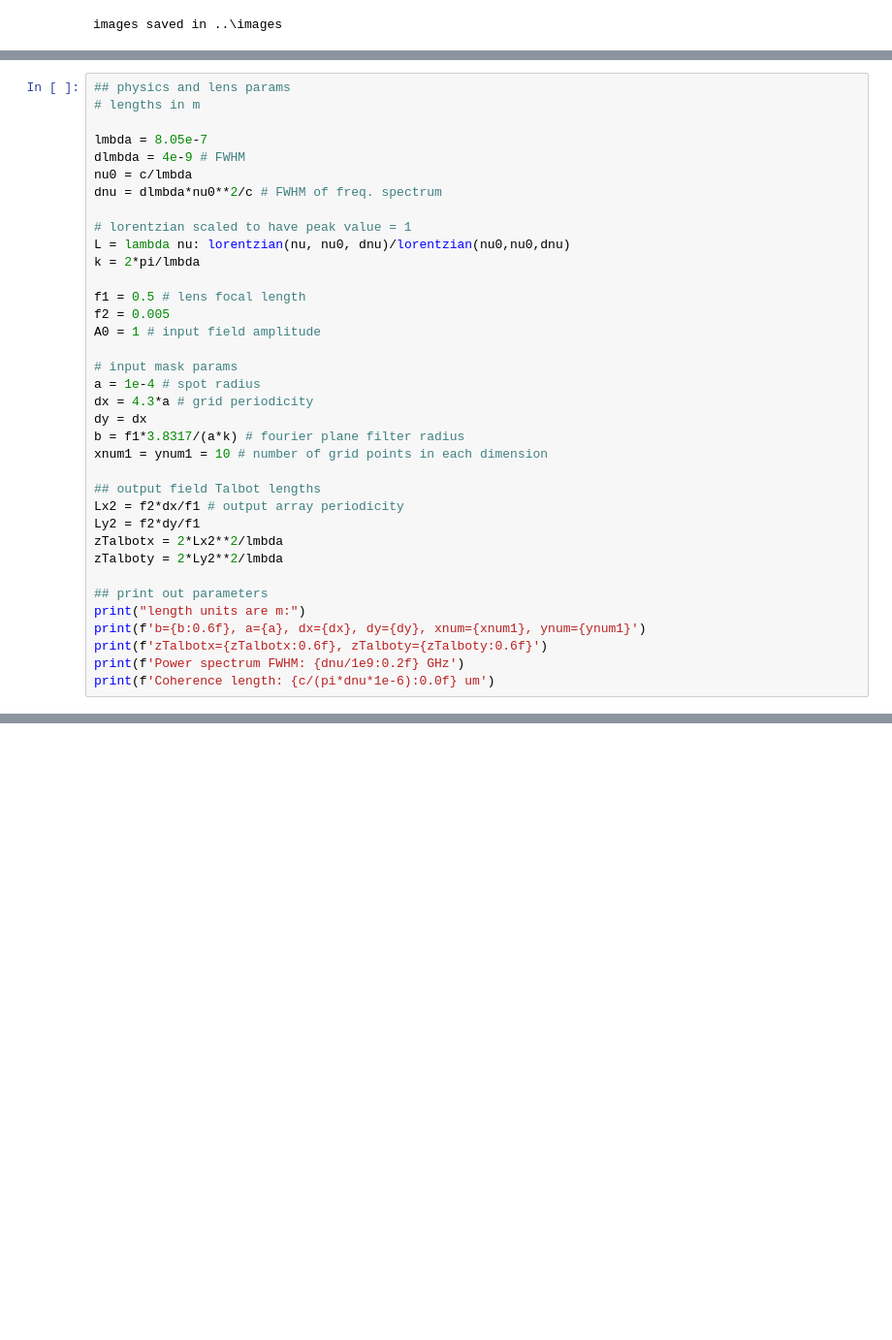
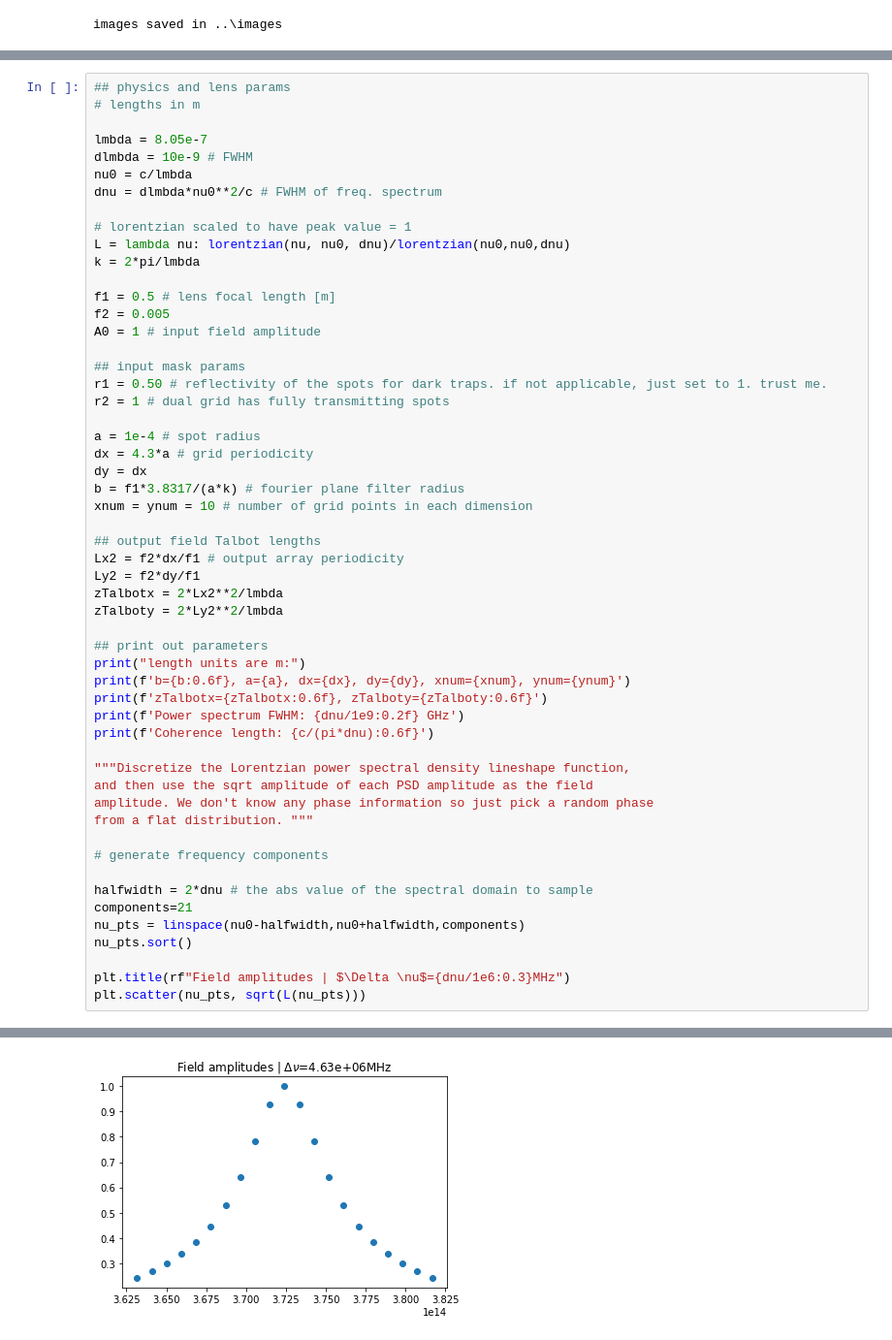
Before and after one commit to prhuft/fourier-optics, a Jupyter notebook: gba/spectrally_incoherent_gba.ipynb, the cells around one changed output, grey strips where cells are left out. Shown at 97% size. Drawn from its saved outputs; the diff is of its cells as text; blank space fills up the shorter version.

```diff
--- a/gba/spectrally_incoherent_gba.ipynb
+++ b/gba/spectrally_incoherent_gba.ipynb
@@ -133,7 +136,7 @@ showing that the resultant field should just be the sum of the Fresnel diffracte
 # lengths in m
 
 lmbda = 8.05e-7
-dlmbda = 4e-9 # FWHM
+dlmbda = 10e-9 # FWHM
 nu0 = c/lmbda
 dnu = dlmbda*nu0**2/c # FWHM of freq. spectrum
 
@@ -141,16 +144,19 @@ dnu = dlmbda*nu0**2/c # FWHM of freq. spectrum
 L = lambda nu: lorentzian(nu, nu0, dnu)/lorentzian(nu0,nu0,dnu)
 k = 2*pi/lmbda
 
-f1 = 0.5 # lens focal length
+f1 = 0.5 # lens focal length [m]
 f2 = 0.005
 A0 = 1 # input field amplitude
 
-# input mask params
+## input mask params
+r1 = 0.50 # reflectivity of the spots for dark traps. if not applicable, just set to 1. trust me.
+r2 = 1 # dual grid has fully transmitting spots
+
 a = 1e-4 # spot radius
 dx = 4.3*a # grid periodicity
 dy = dx
 b = f1*3.8317/(a*k) # fourier plane filter radius
-xnum1 = ynum1 = 10 # number of grid points in each dimension
+xnum = ynum = 10 # number of grid points in each dimension
 
 ## output field Talbot lengths
 Lx2 = f2*dx/f1 # output array periodicity
@@ -160,10 +166,25 @@ zTalboty = 2*Ly2**2/lmbda
 
 ## print out parameters
 print("length units are m:")
-print(f'b={b:0.6f}, a={a}, dx={dx}, dy={dy}, xnum={xnum1}, ynum={ynum1}')
+print(f'b={b:0.6f}, a={a}, dx={dx}, dy={dy}, xnum={xnum}, ynum={ynum}')
 print(f'zTalbotx={zTalbotx:0.6f}, zTalboty={zTalboty:0.6f}')
 print(f'Power spectrum FWHM: {dnu/1e9:0.2f} GHz')
-print(f'Coherence length: {c/(pi*dnu*1e-6):0.0f} um')
+print(f'Coherence length: {c/(pi*dnu):0.6f}')
+
+"""Discretize the Lorentzian power spectral density lineshape function,
+and then use the sqrt amplitude of each PSD amplitude as the field
+amplitude. We don't know any phase information so just pick a random phase
+from a flat distribution. """
+
+# generate frequency components
+
+halfwidth = 2*dnu # the abs value of the spectral domain to sample
+components=21
+nu_pts = linspace(nu0-halfwidth,nu0+halfwidth,components)
+nu_pts.sort()
+
+plt.title(rf"Field amplitudes | $\Delta \nu$={dnu/1e6:0.3}MHz")
+plt.scatter(nu_pts, sqrt(L(nu_pts)))
 # %% [output]
 length units are m:
 b=0.002455, a=0.0001, dx=0.00043, dy=0.00043, xnum=10, ynum=10
@@ -172,0 +195 @@ Coherence length: 52 um
+[figure, added]
```
Also changed, not shown: parts of 13 cells of this notebook, 1 other file.
